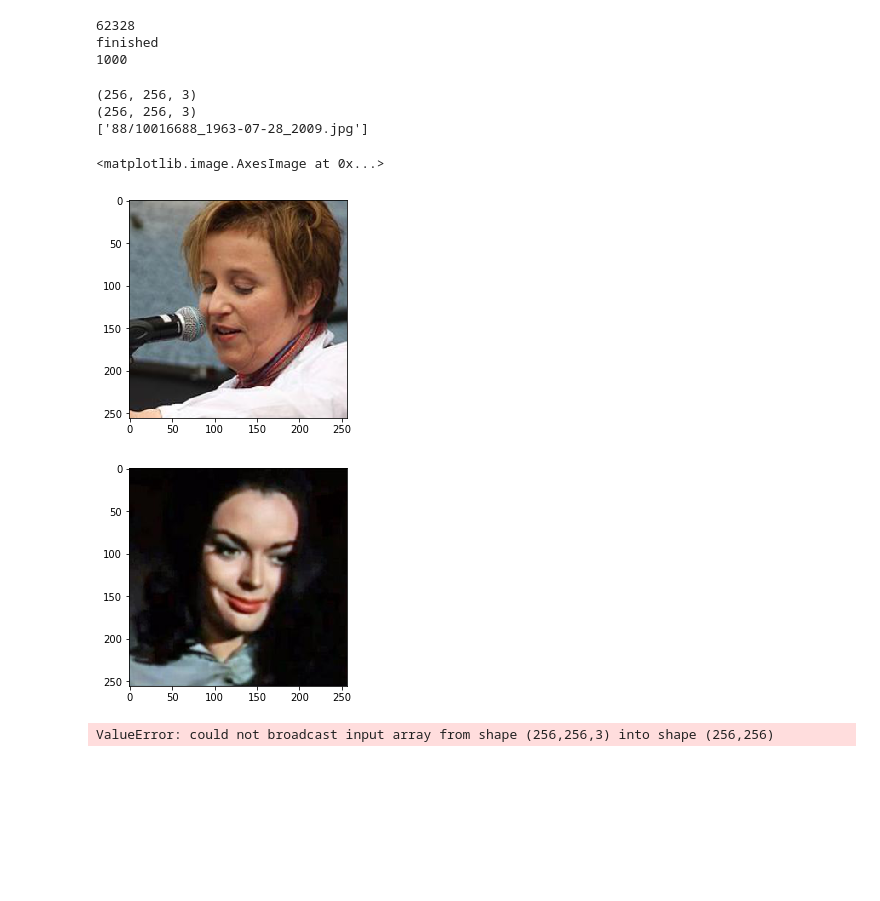
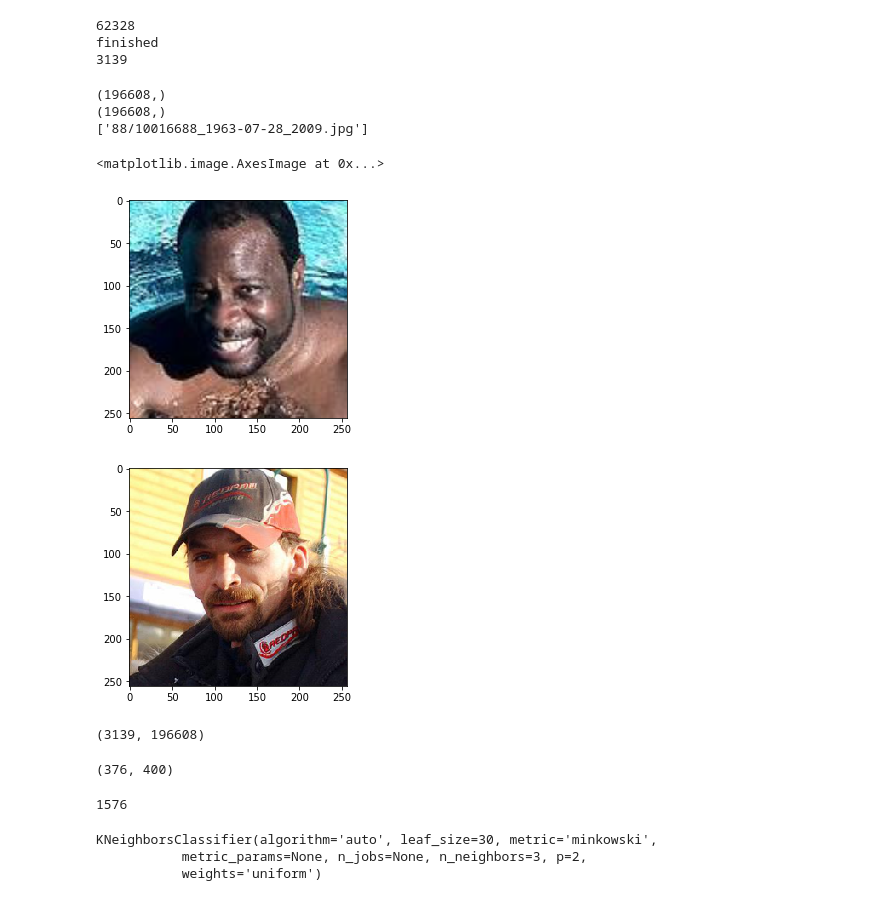
Before and after one commit to Carni7vore/age_group, a Jupyter notebook: final_project.ipynb, the cells around one changed output. Drawn from its saved outputs; the diff is of its cells as text; code cells hidden in the pictures; blank space fills up the shorter version.

```diff
--- a/final_project.ipynb
+++ b/final_project.ipynb
@@ -17,7 +18,7 @@ r=0
 # print(data_path[0,0])
 [h,w]= data_path.shape
 print(w)
-for i in range(1000):
+for i in range(4000):
     str_1= ''.join(data_path[0,i])
     str_1='./wiki_crop/'+str_1
     str_1.replace(" \ "," / ")
@@ -34,6 +35,10 @@ for i in range(1000):
         print(i)
         continue
     img= cv2.resize(data,(256,256))
+    try:
+        img= img.reshape(256*256*3)
+    except:
+        continue
     images.append(img)
     age.append(temp_age)
 print("finished")
@@ -41,24 +46,27 @@ print(len(images))
 # %% [output]
 62328
 finished
-1000
+3139
 # %%
 # plt.imshow(images[62300])
 print(images[62].shape)
 print(images[58].shape)
-plt.imshow(images[38])
+plt.imshow(images[38].reshape(256,256,3))
 print(data_path[0,38])
 plt.figure()
-plt.imshow(images[100])
+plt.imshow(images[100].reshape(256,256,3))
 # %% [output]
-(256, 256, 3)
-(256, 256, 3)
+(196608,)
+(196608,)
 ['88/10016688_1963-07-28_2009.jpg']
 <matplotlib.image.AxesImage at 0x...>
-[figure, old version]
+[figure, new version]
-[figure, old version]
+[figure, new version]
 # %%
-vec_image= np.asanyarray(images).reshape(1000,256*256*3)
+vec_image= np.asanyarray(images)
+vec_image= vec_image
 print(vec_image.shape)
+train_image=vec_image[0:2700,:]
+test_image=vec_image[2700:,:]
 # %% [output]
-ValueError: could not broadcast input array from shape (256,256,3) into shape (256,256)
+(3139, 196608)
@@ -64,0 +79,20 @@ ValueError: could not broadcast input array from shape (256,256,3) into shape (2
+# %%
+test_out= pca400.transform(test_image)
+print(test_out.shape)
+# %% [output]
+(376, 400)
+# %%
+print(len(age))
+age_train=age[:1200]
+age_test= age[1200:]
+# %% [output]
+1576
+# %%
+neigh = KNeighborsClassifier(n_neighbors=3)
+x= out
+y= np.asanyarray(age_train)
+neigh.fit(x,y)
+# %% [output]
+KNeighborsClassifier(algorithm='auto', leaf_size=30, metric='minkowski',
+           metric_params=None, n_jobs=None, n_neighbors=3, p=2,
+           weights='uniform')
```
Also changed, not shown: parts of 3 cells of this notebook.
